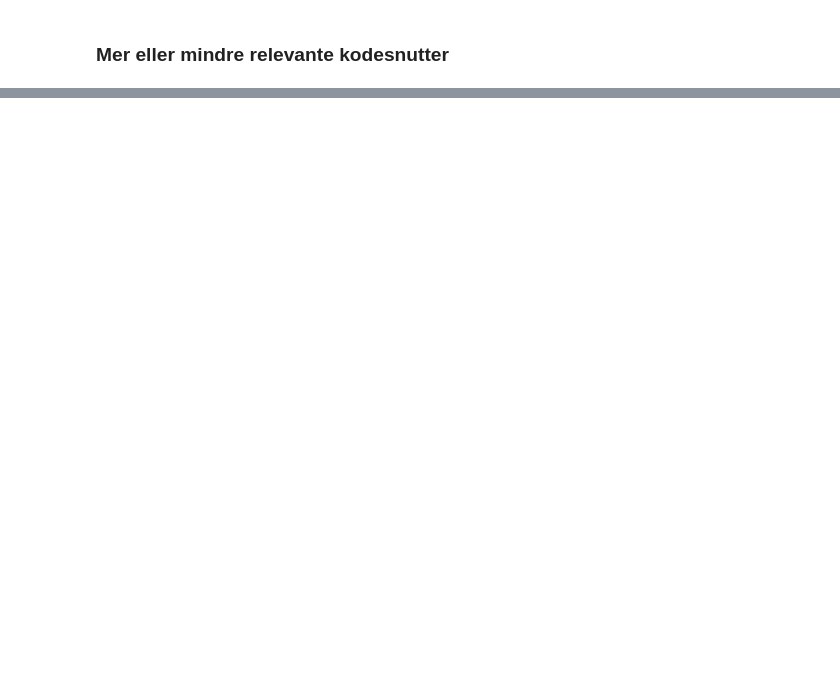
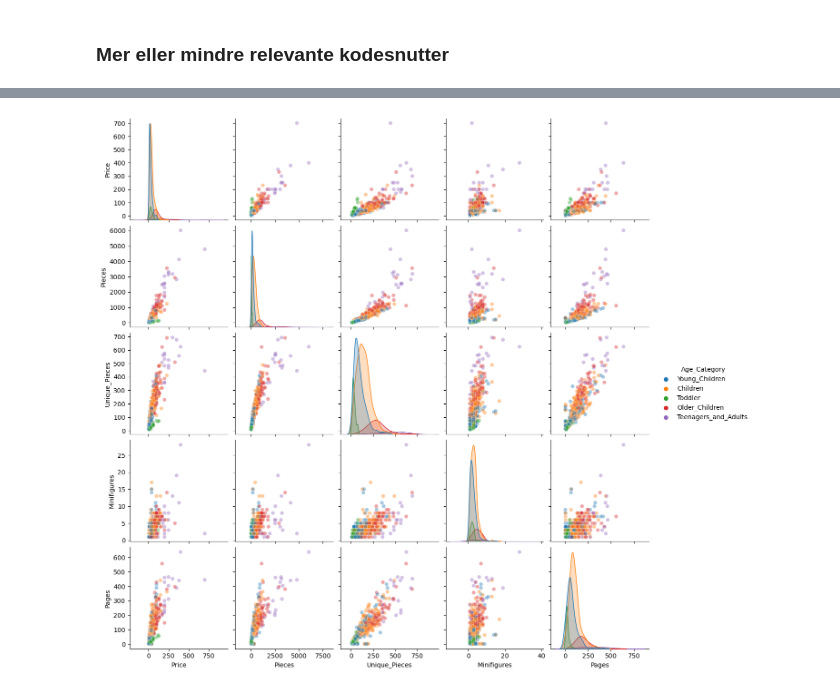
Before and after one commit to 2023H-LAD-S/ISTA1003-Semester-Prosjekt, a Jupyter notebook: oppg1.ipynb, the cells around one changed output, grey strips where cells are left out. Cells and saved outputs as stored; diff of their text form; code cells hidden in the pictures; blank space fills up the shorter version.

```diff
--- a/oppg1.ipynb
+++ b/oppg1.ipynb
@@ -67,9 +288,11 @@ df2.groupby('Theme')['Pieces'].mean().sort_values(ascending=False)[:3]
 # %%
-sns.pairplot(df2, vars = ['Price', 'Pieces', 'Pages', 'Minifigures', 'Unique_Pieces'],
-             hue = 'Theme',
+sns.pairplot(df2, vars = ['Price', 'Pieces', 'Unique_Pieces', 'Minifigures', 'Pages'],
+             hue = 'Age_Category',
              diag_kind = 'kde',
              plot_kws = dict(alpha = 0.4))
 plt.show()
+# %% [output]
+[figure, added]
 # %%
 # enkel lineær regresjon
 formel = 'Price ~ Pieces'
```
Also changed, not shown: parts of 25 cells of this notebook.
